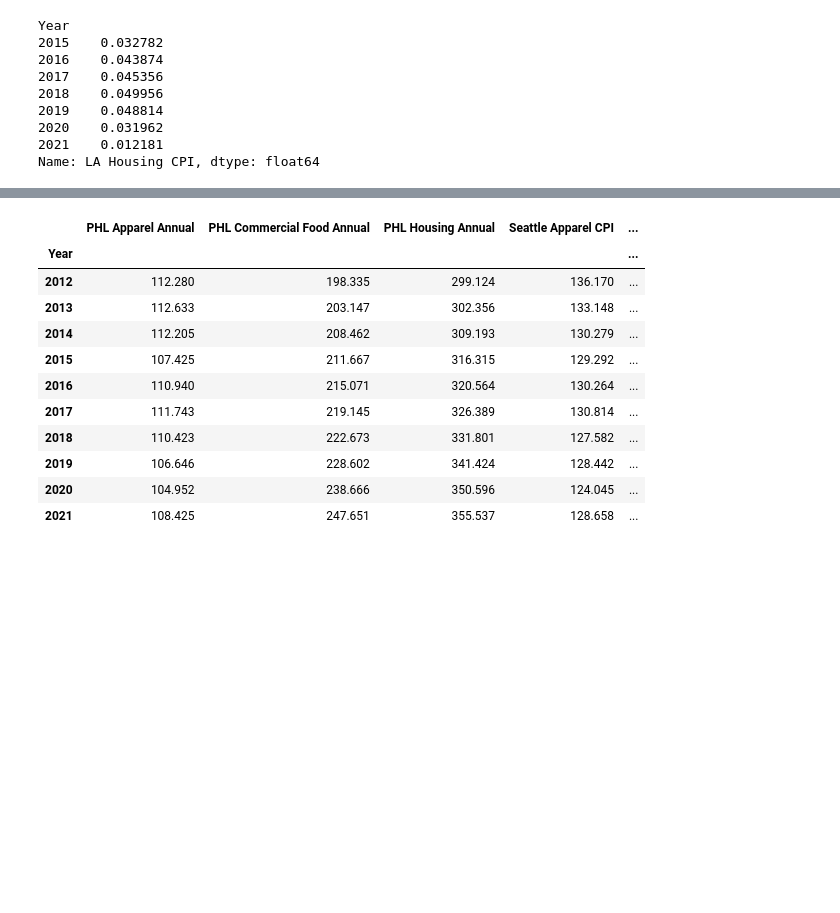
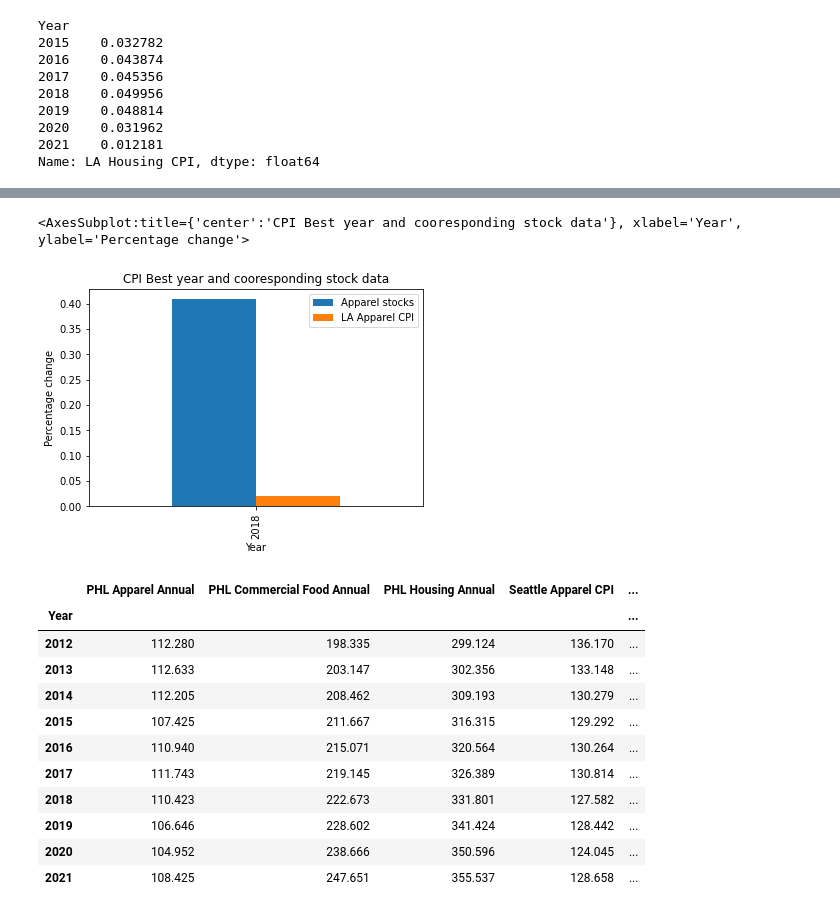
Before and after one commit to Angelboy-commercial/data-zookeepers, a Jupyter notebook: cpi_project.ipynb, the cells around one changed output, grey strips where cells are left out. Drawn from its saved outputs; the diff is of its cells as text; code cells hidden in the pictures; blank space fills up the shorter version.

```diff
--- a/cpi_project.ipynb
+++ b/cpi_project.ipynb
@@ -248 +276,6 @@ NameError: name 'Food_plot' is not defined
+# %%
+graph_max(Apparel_combined)
+# %% [output]
+<AxesSubplot:title={'center':'CPI Best year and cooresponding stock data'}, xlabel='Year', ylabel='Percentage change'>
+[figure, added]
 # %%
```
Also changed, not shown: parts of 8 cells of this notebook.
